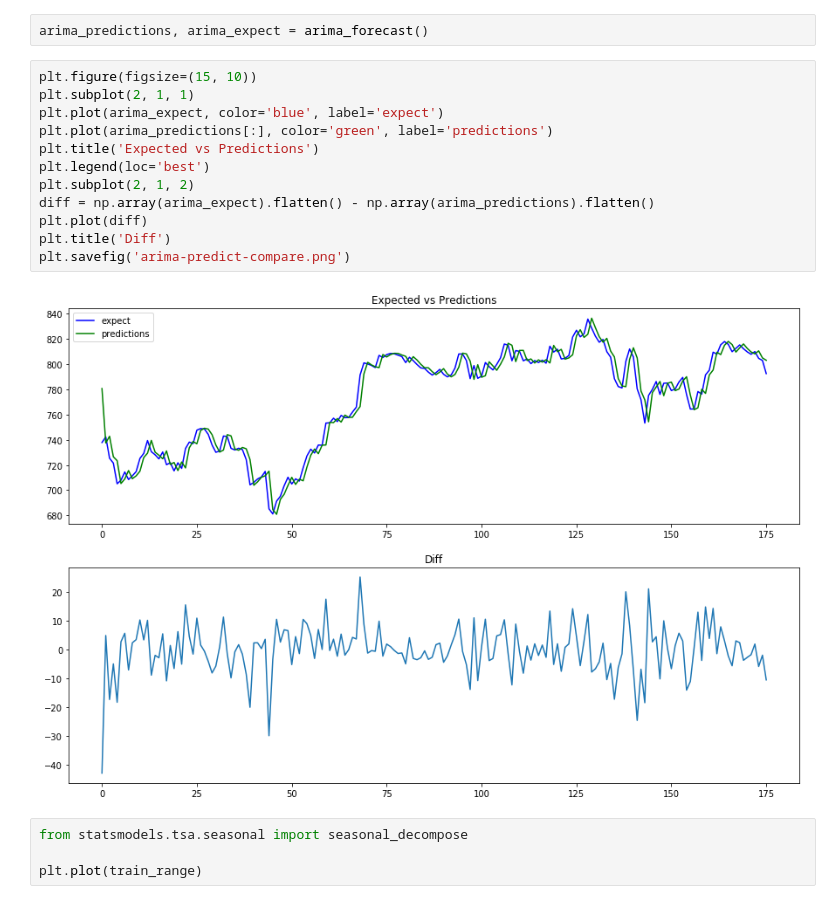
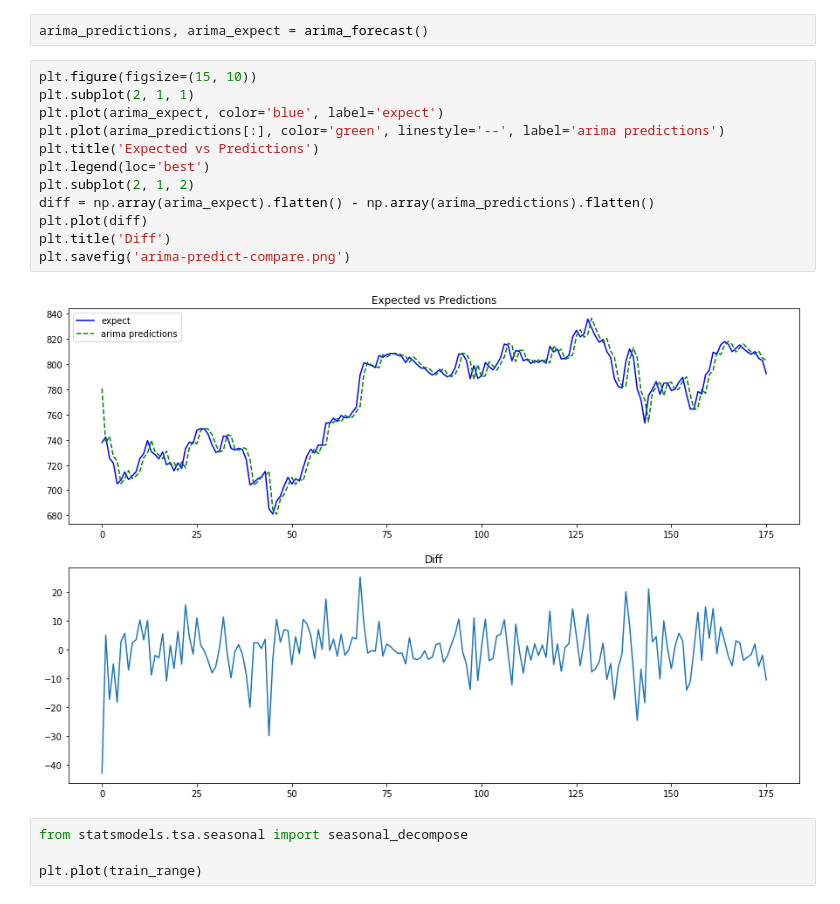
Before and after one commit to vhquang/machine-learning, a Jupyter notebook: stock-price.ipynb, the cells around one changed output. Saved outputs shown, nothing was run; the diff lists cells and outputs as text.

```diff
--- a/stock-price.ipynb
+++ b/stock-price.ipynb
@@ -282,17 +282,17 @@ arima_predictions, arima_expect = arima_forecast()
 # %%
 plt.figure(figsize=(15, 10))
 plt.subplot(2, 1, 1)
 plt.plot(arima_expect, color='blue', label='expect')
-plt.plot(arima_predictions[:], color='green', label='predictions')
+plt.plot(arima_predictions[:], color='green', linestyle='--', label='arima predictions')
 plt.title('Expected vs Predictions')
 plt.legend(loc='best')
 plt.subplot(2, 1, 2)
 diff = np.array(arima_expect).flatten() - np.array(arima_predictions).flatten()
 plt.plot(diff)
 plt.title('Diff')
 plt.savefig('arima-predict-compare.png')
 # %% [output]
-[figure, old version]
+[figure, new version]
 # %%
 from statsmodels.tsa.seasonal import seasonal_decompose
 
```
Also changed, not shown: 1 other file.
